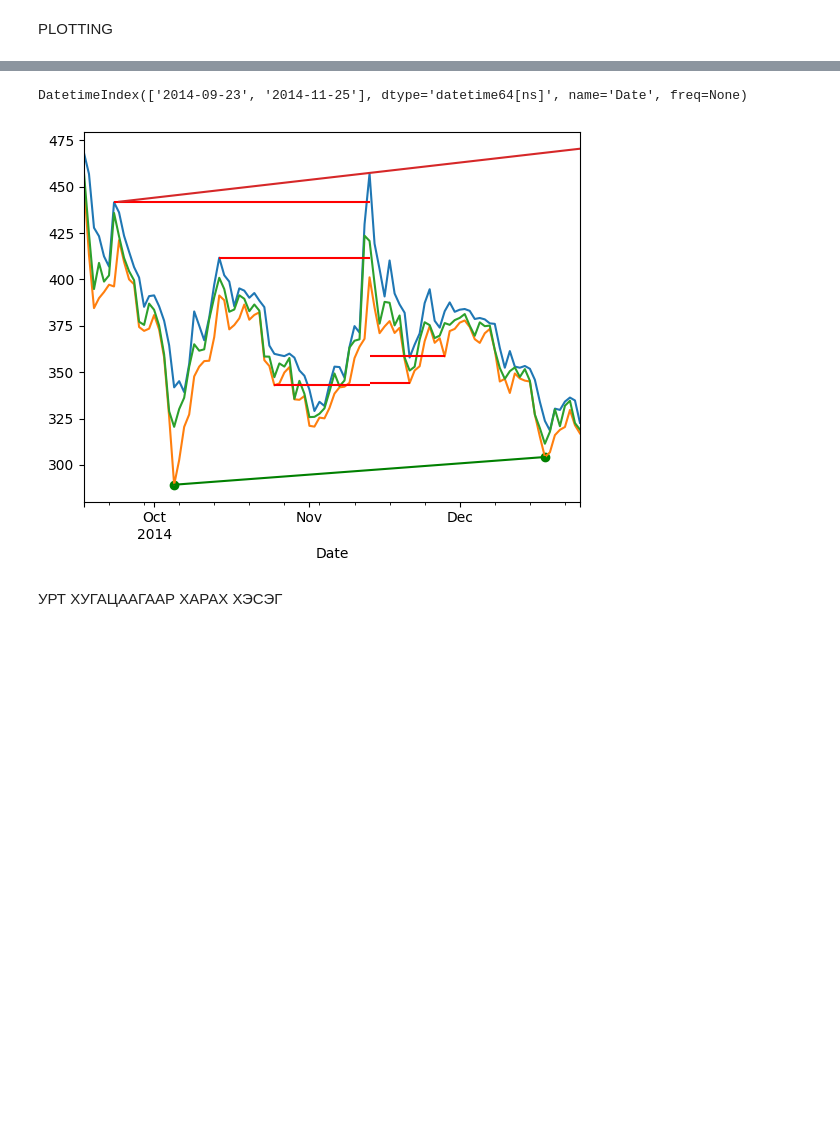
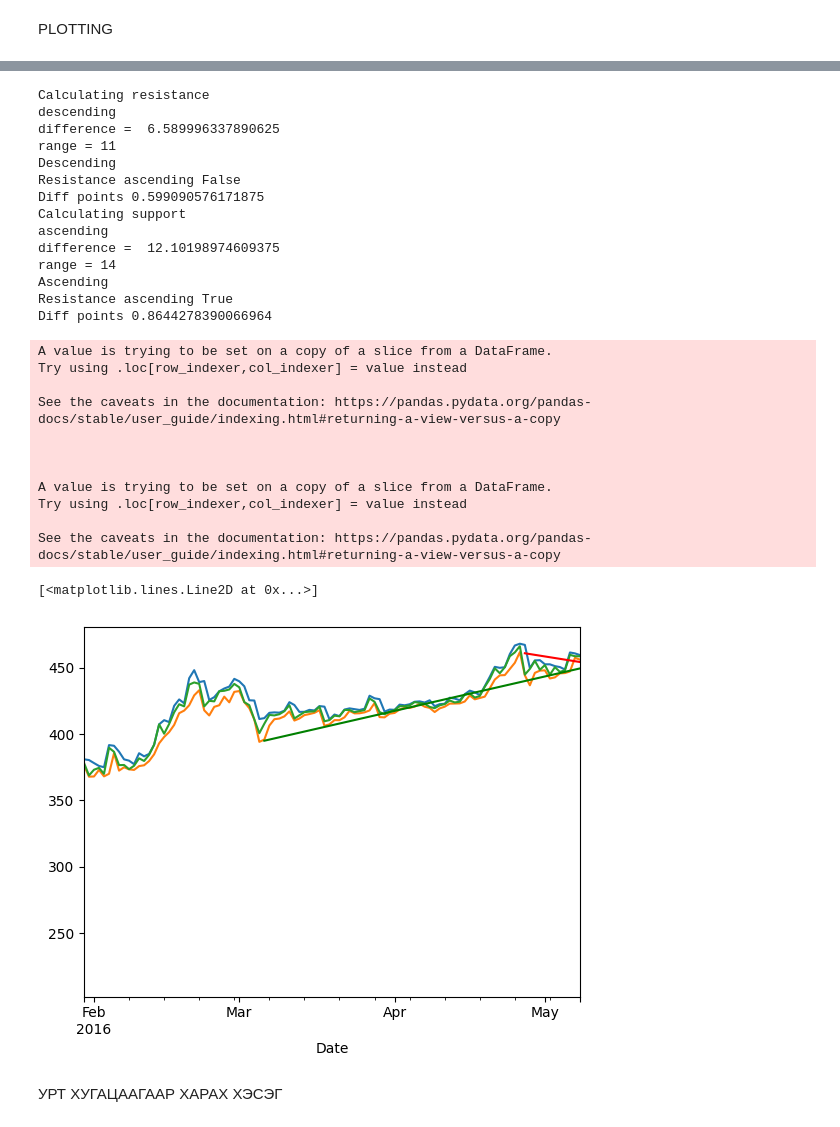
Before and after one commit to Generjet/binance_trader, a Jupyter notebook: jupyter/yfinancExtreme.ipynb, the cells around one changed output, grey strips where cells are left out. Cells and saved outputs as stored; diff of their text form; code cells hidden in the pictures; blank space fills up the shorter version.

Commit message:
save image from test

```diff
--- a/jupyter/yfinancExtreme.ipynb
+++ b/jupyter/yfinancExtreme.ipynb
@@ -10,8 +11,3 @@ import polars as pl
 data = yf.download(tickers='BTC-USD', period='max', interval='1d')
 # %% [output]
 [*********************100%***********************]  1 of 1 completed
-# %%
-df = data[0:100]
-plt.plot(df.index, df.Close)
-plt.show()
-df
@@ -54,0 +80,13 @@ def slope_line(data: np.array):
+# %%
+def start_end_ragne(datapoints):
+    if datapoints.index[1] > datapoints.index[0]:
+        startIndex = datapoints.index[0]
+        endIndex = datapoints.index[1]
+    else:
+        startIndex = datapoints.index[1]
+        endIndex = datapoints.index[0]
+    return startIndex, endIndex
+
+start, end = start_end_ragne(resistance_points)
+print("started= ", start)
+print('ended =', end)
@@ -143,23 +215,56 @@ PLOTTING
 # %%
+df = data[500:600]
+df['resistance'] = np.nan
+df['support'] = np.nan
+# plt.plot(df.index, df.Close)
+# plt.show()
+# ===== Calculate Channel ====
+resistance(df)
+support(df)
+# ====== PLOTTING =========
 # MATPLOTLIB
-clean_levels = levels[abs(levels.diff() > 0)]
-first_point = resistances.head(1)
-last_point = resistances.tail(1)
-top_points = pd.concat([first_point, last_point])
+# clean_levels = levels[abs(levels.diff() > 0)]
 
 df.High.plot()
 df.Low.plot()
 df.Close.plot()
-plt.hlines(clean_levels, xmin=clean_levels.index, xmax=clean_levels.index[-1], colors='red')
-# plt.scatter(x_index,y_values, color="b")
-# plt.scatter(resistance_points.index, resistance_points, color='r')
+# plt.hlines(clean_levels, xmin=clean_levels.index, xmax=clean_levels.index[-1], colors='red')
+
+plt.scatter(resistance_points.index, resistance_points, color='r')
 plt.scatter(support_points.index, support_points, color="g")
-plt.plot(today.index, today['resistance'])
-plt.plot(support_points.index, support_points, color="g")
-top_points.index
+plt.plot(df.index, df['resistance'], color="r")
+plt.plot(df.index, df['support'], color="g")
+# plt.plot(today.index, y_values, color="y")
+startDate = df.index[0]
+endDate = df.index[-1]
 # %% [output]
-DatetimeIndex(['2014-09-23', '2014-11-25'], dtype='datetime64[ns]', name='Date', freq=None)
+Calculating resistance
+descending
+difference =  6.589996337890625
+range = 11
+Descending
+Resistance ascending False
+Diff points 0.599090576171875
+Calculating support
+ascending
+difference =  12.10198974609375
+range = 14
+Ascending
+Resistance ascending True
+Diff points 0.8644278390066964
+A value is trying to be set on a copy of a slice from a DataFrame.
+Try using .loc[row_indexer,col_indexer] = value instead
+
+See the caveats in the documentation: https://pandas.pydata.org/pandas-docs/stable/user_guide/indexing.html#returning-a-view-versus-a-copy
+
+
+
+A value is trying to be set on a copy of a slice from a DataFrame.
+Try using .loc[row_indexer,col_indexer] = value instead
+
+See the caveats in the documentation: https://pandas.pydata.org/pandas-docs/stable/user_guide/indexing.html#returning-a-view-versus-a-copy
+[<matplotlib.lines.Line2D at 0x...>]
-[figure, old version]
+[figure, new version]
 # %% [markdown]
 УРТ ХУГАЦААГААР ХАРАХ ХЭСЭГ
 # %%
```
Also changed, not shown: parts of 12 cells of this notebook, 1 other file.
